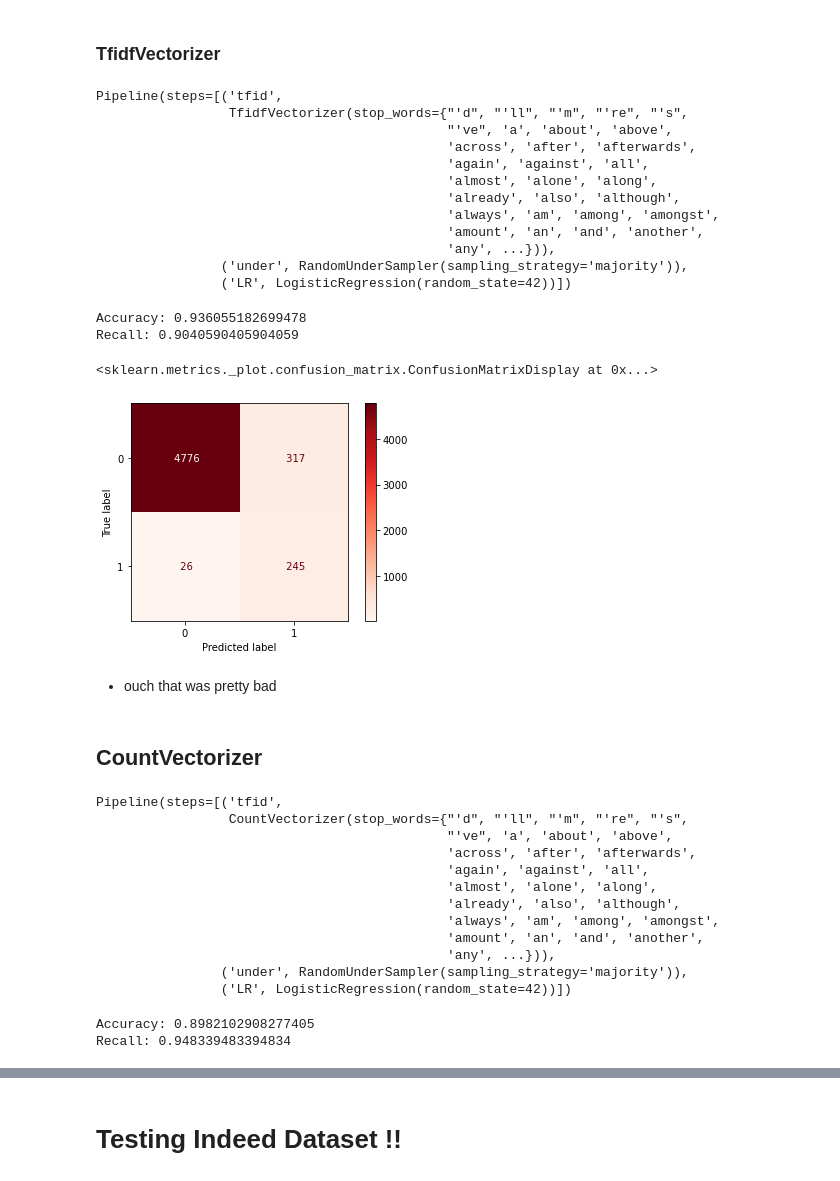
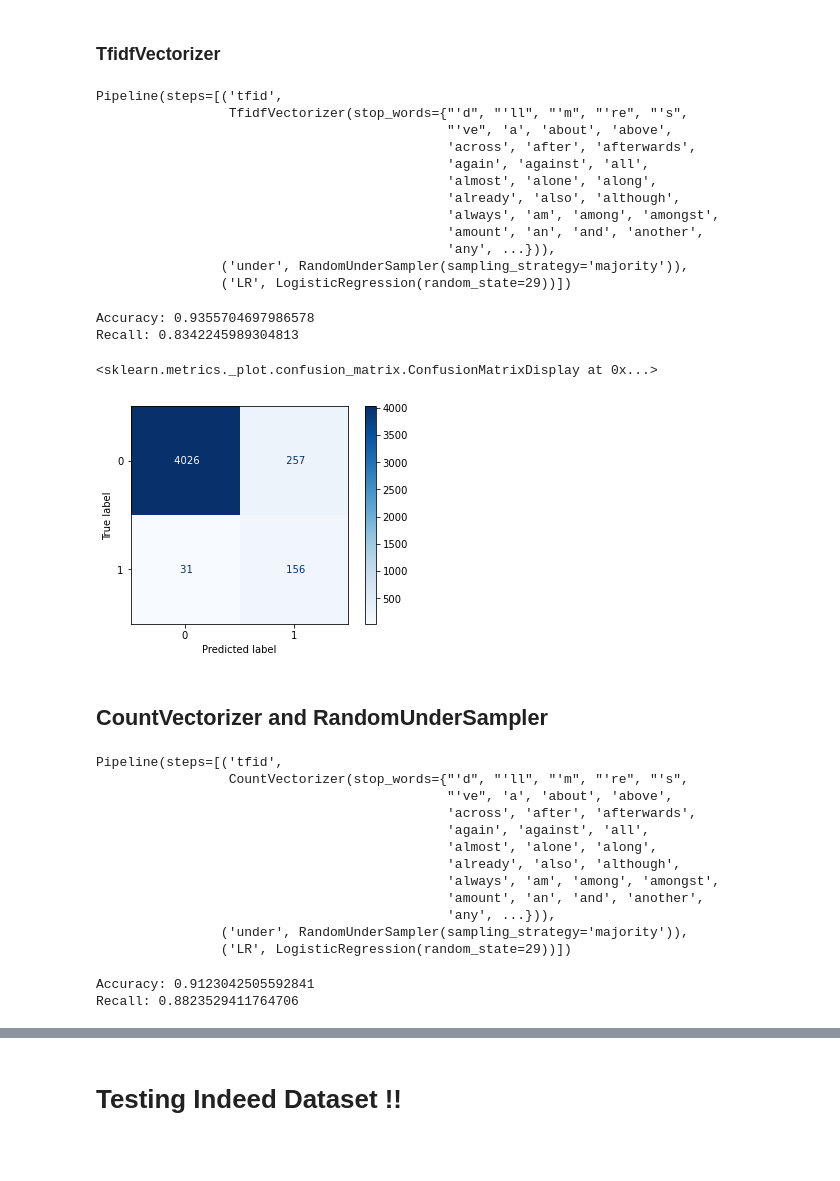
Before and after one commit to MellissaValle/Fraudulent-Job-Postings, a Jupyter notebook: Notebooks/Machine_Learning_Models.ipynb, the cells around one changed output, grey strips where cells are left out. Cells and saved outputs as stored; diff of their text form; code cells hidden in the pictures; blank space fills up the shorter version.

```diff
--- a/Notebooks/Machine_Learning_Models.ipynb
+++ b/Notebooks/Machine_Learning_Models.ipynb
@@ -359,7 +359,7 @@ CountVectorizer(ngram_range=(1, 3),
 # %%
 # splitting our data in train and test
 X_train, X_test, y_train, y_test = train_test_split(data.text, data.fraudulent,
-                                                    test_size=0.3,random_state = seed )
+                                                    test_size=0.25,random_state = seed )
 # %%
 y_train.value_counts()
 # %% [output]
@@ -626,7 +624,7 @@ Pipeline(steps=[('tfid',
                                              'amount', 'an', 'and', 'another',
                                              'any', ...})),
                 ('under', RandomUnderSampler(sampling_strategy='majority')),
-                ('LR', LogisticRegression(random_state=42))])
+                ('LR', LogisticRegression(random_state=29))])
 # %%
 # Predicting with a test
 predicted = under_log_model.predict(X_test)
@@ -635,20 +633,18 @@ predicted = under_log_model.predict(X_test)
 print("Accuracy:", accuracy_score(y_test, predicted))
 print("Recall:", recall_score(y_test, predicted))
 # %% [output]
-Accuracy: 0.936055182699478
-Recall: 0.9040590405904059
+Accuracy: 0.9355704697986578
+Recall: 0.8342245989304813
 # %%
 plot_confusion_matrix(under_log_model,
                       X_test, y_test,
-                      cmap='Reds',
+                      cmap='Blues',
                       values_format=' ')
 # %% [output]
 <sklearn.metrics._plot.confusion_matrix.ConfusionMatrixDisplay at 0x...>
-[figure, old version]
+[figure, new version]
-# %% [markdown]
-- ouch that was pretty bad
 # %% [markdown]
-## CountVectorizer
+## CountVectorizer and RandomUnderSampler
 # %%
 under_log_model = imbpipe(steps=[
                          ('tfid',CountVectorizer(stop_words=stop_words)),
@@ -668,7 +664,7 @@ Pipeline(steps=[('tfid',
                                              'amount', 'an', 'and', 'another',
                                              'any', ...})),
                 ('under', RandomUnderSampler(sampling_strategy='majority')),
-                ('LR', LogisticRegression(random_state=42))])
+                ('LR', LogisticRegression(random_state=29))])
 # %%
 # Predicting with a test
 predicted = under_log_model.predict(X_test)
@@ -677,8 +673,8 @@ predicted = under_log_model.predict(X_test)
 print("Accuracy:", accuracy_score(y_test, predicted))
 print("Recall:", recall_score(y_test, predicted))
 # %% [output]
-Accuracy: 0.8982102908277405
-Recall: 0.948339483394834
+Accuracy: 0.9123042505592841
+Recall: 0.8823529411764706
 # %%
 plot_confusion_matrix(under_log_model,
                       X_test, y_test,
```
Also changed, not shown: parts of 37 cells of this notebook.
